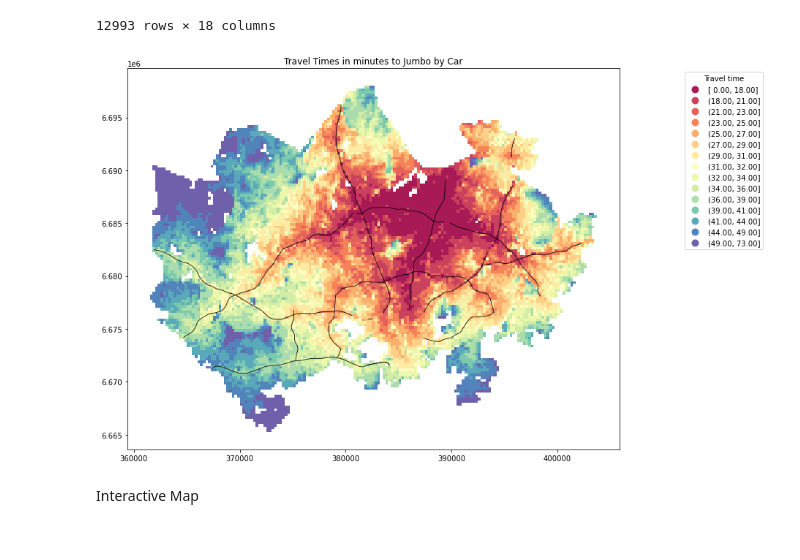
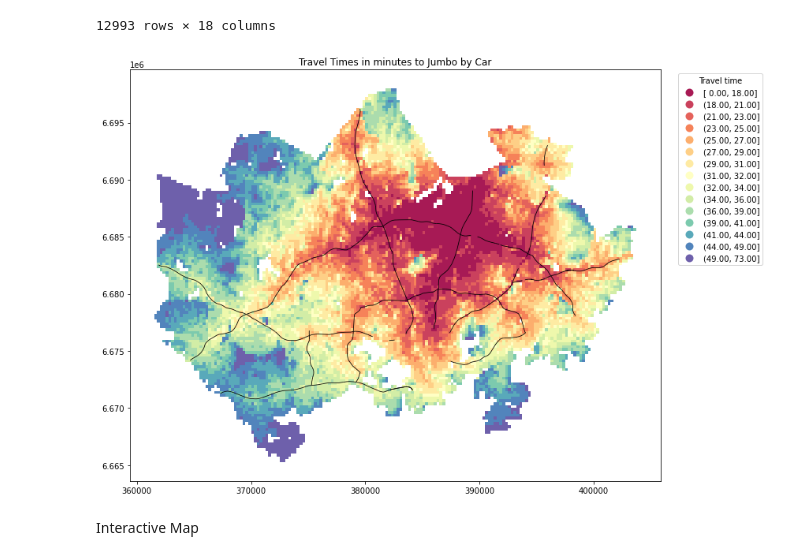
Before and after one commit to AutoGIS-2020/exercise-5-hannahirvonen, a Jupyter notebook: Exercise-5.ipynb, the cells around one changed output. Cells and saved outputs as stored; diff of their text form; code cells hidden in the pictures.

```diff
--- a/Exercise-5.ipynb
+++ b/Exercise-5.ipynb
@@ -52,27 +52,27 @@ jumbo_grid
 # %%
 # A subplot is created:
 fig, ax = plt.subplots(figsize=(12,8))
 
 # The travel times are visualised into 15 classes:
 jumbo_grid.plot(ax=ax, column="car_r_t",
                 linewidth=0.03,
                 cmap="Spectral",
                 scheme="quantiles",
                 k=15,
                 alpha=0.9,
                 legend=True)
 ax.set_title('Travel Times in minutes to Jumbo by Car')
-ax.get_legend().set_bbox_to_anchor((1.3,1)) # repositioning the legend
+ax.get_legend().set_bbox_to_anchor((1.2,1)) # repositioning the legend
 ax.get_legend().set_title('Travel time') # setting the title
 plt.tight_layout() # extra white space is removed
 
 # The roads are added on top:
 roads.plot(ax=ax, color="black", linewidth=0.8)
 
 # The figure is saved:
 plt.savefig("jumbo-car.png")
 # %% [output]
-[figure, old version]
+[figure, new version]
 # %% [markdown]
 Interactive Map
 # %%
```
Also changed, not shown: 1 other file.
